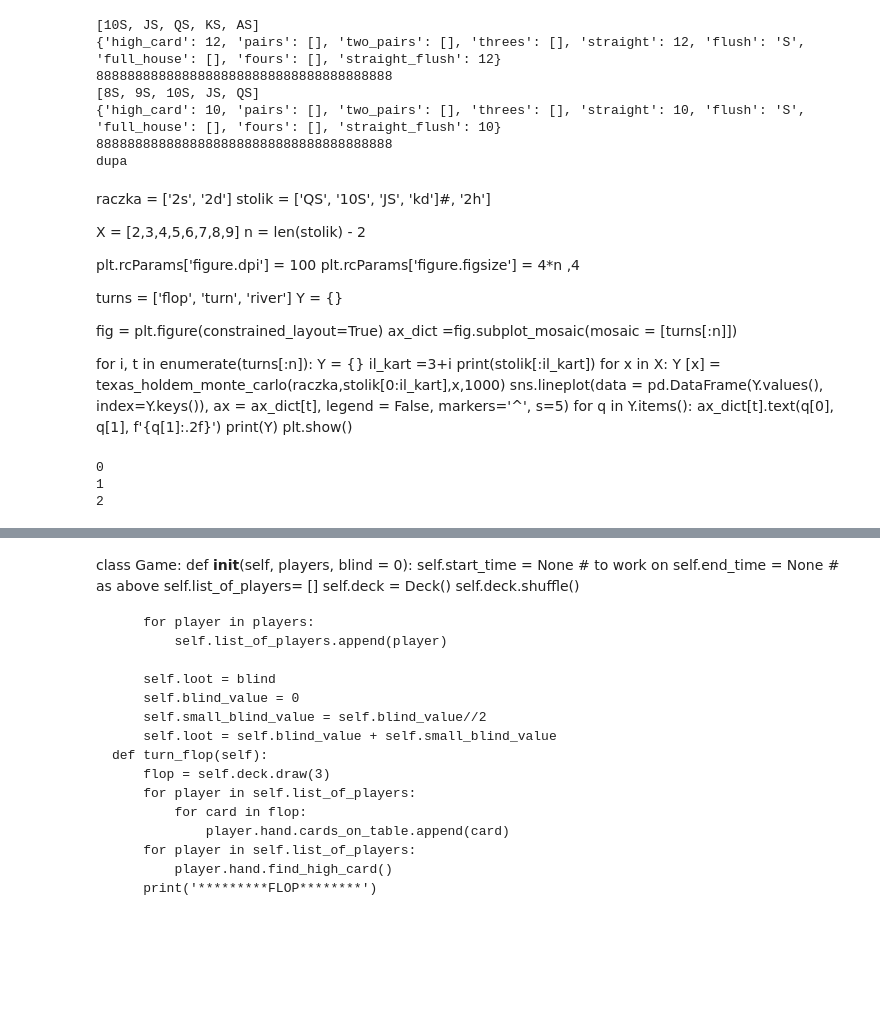
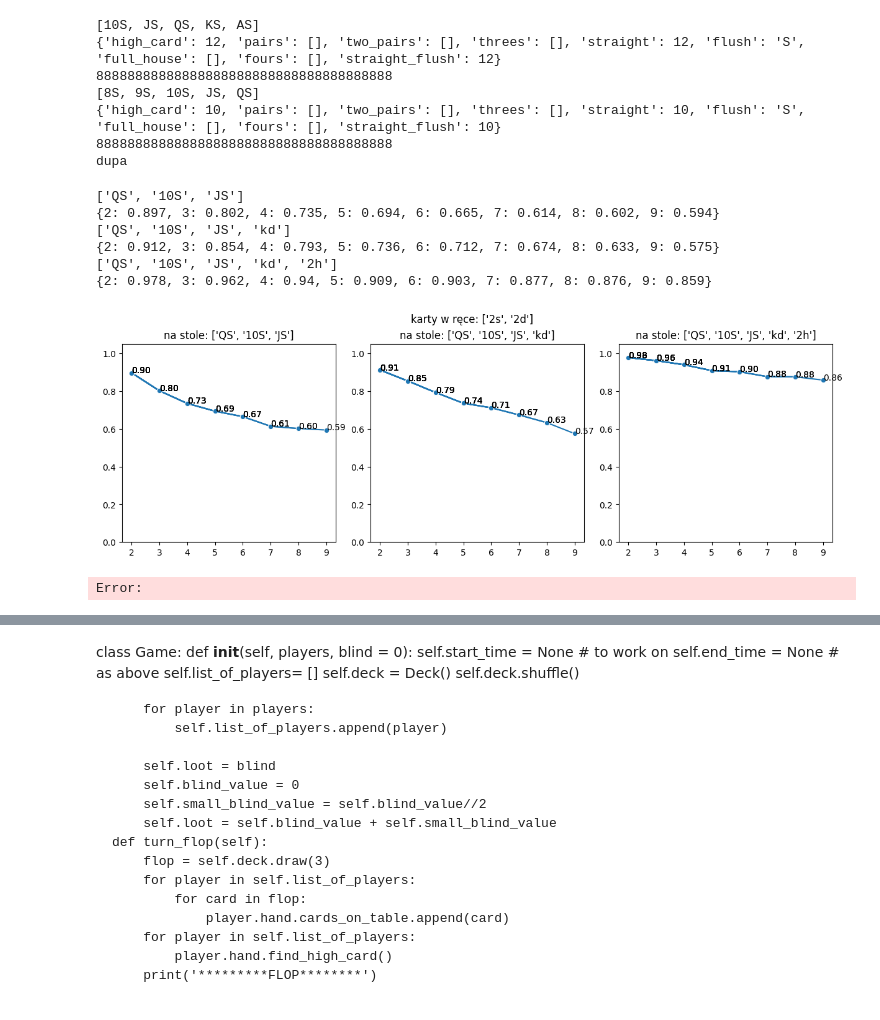
Before and after one commit to ninj4i/poker, a Jupyter notebook: pokerek.ipynb, the cells around one changed output, grey strips where cells are left out. Saved outputs shown, nothing was run; the diff lists cells and outputs as text; code cells hidden in the pictures; blank space fills up the shorter version.

```diff
--- a/pokerek.ipynb
+++ b/pokerek.ipynb
@@ -269,41 +269,49 @@ def texas_holdem_monte_carlo(karty_w_rece: list, karty_na_stole: list(), ilosc_g
     #print(f'max = {max(gracze)}')
     #print(f'{wygrane/wielkosc_proby:.2%}')
     return wygrane/wielkosc_proby
-# %% [markdown]
-raczka = ['2s', '2d']
-stolik = ['QS', '10S', 'JS', 'kd']#, '2h']
-
-X = [2,3,4,5,6,7,8,9]
-n = len(stolik) - 2
-
-plt.rcParams['figure.dpi'] = 100
-plt.rcParams['figure.figsize'] = 4*n ,4
-
-
-turns = ['flop', 'turn', 'river']
-Y = {}
-
-fig = plt.figure(constrained_layout=True)
-ax_dict =fig.subplot_mosaic(mosaic = [turns[:n]])
-
-for i, t in enumerate(turns[:n]):
-    Y = {}
-    il_kart =3+i
-    print(stolik[:il_kart])
-    for x in X:
-        Y [x] = texas_holdem_monte_carlo(raczka,stolik[0:il_kart],x,1000)
-        sns.lineplot(data = pd.DataFrame(Y.values(), index=Y.keys()),  ax = ax_dict[t], legend = False, markers='^', s=5)
-        for q in Y.items():
-            ax_dict[t].text(q[0], q[1], f'{q[1]:.2f}')
-    print(Y)
-plt.show()
+# %%
+raczka = ['2s', '2d']
+stolik = ['QS', '10S', 'JS', 'kd', '2h']
+
+X = [2,3,4,5,6,7,8,9]
+n = len(stolik) - 2
+
+plt.rcParams['figure.dpi'] = 100
+plt.rcParams['figure.figsize'] = 4*n ,4
+
+
+turns = ['flop', 'turn', 'river']
+Y = {}
+
+fig = plt.figure(constrained_layout=True)
+ax_dict =fig.subplot_mosaic(mosaic = [turns[:n]])
+
+for i, t in enumerate(turns[:n]):
+    Y = {}
+    il_kart =3+i
+    print(stolik[:il_kart])
+    for x in X:
+        Y [x] = texas_holdem_monte_carlo(raczka,stolik[0:il_kart],x,1000)
+        sns.lineplot(data = pd.DataFrame(Y.values(), index=Y.keys()),  ax = ax_dict[t], legend = False, markers='o')\
+            .set(ylim=(0,1.05),title = f'na stole: {stolik[0:il_kart]}')
+        for q in Y.items():
+            ax_dict[t].text(q[0], q[1], f'{q[1]:.2f}')
+    print(Y)
+fig.suptitle(f'karty w ręce: {raczka}')
+plt.show()
+# %% [output]
+['QS', '10S', 'JS']
+{2: 0.897, 3: 0.802, 4: 0.735, 5: 0.694, 6: 0.665, 7: 0.614, 8: 0.602, 9: 0.594}
+['QS', '10S', 'JS', 'kd']
+{2: 0.912, 3: 0.854, 4: 0.793, 5: 0.736, 6: 0.712, 7: 0.674, 8: 0.633, 9: 0.575}
+['QS', '10S', 'JS', 'kd', '2h']
+{2: 0.978, 3: 0.962, 4: 0.94, 5: 0.909, 6: 0.903, 7: 0.877, 8: 0.876, 9: 0.859}
+[figure, added]
 # %%
 for i in  range(n):
     print(i)
 # %% [output]
-0
-1
-2
+Error:
 # %%
 
 for i in a.keys():
```
Also changed, not shown: parts of 4 cells of this notebook.
